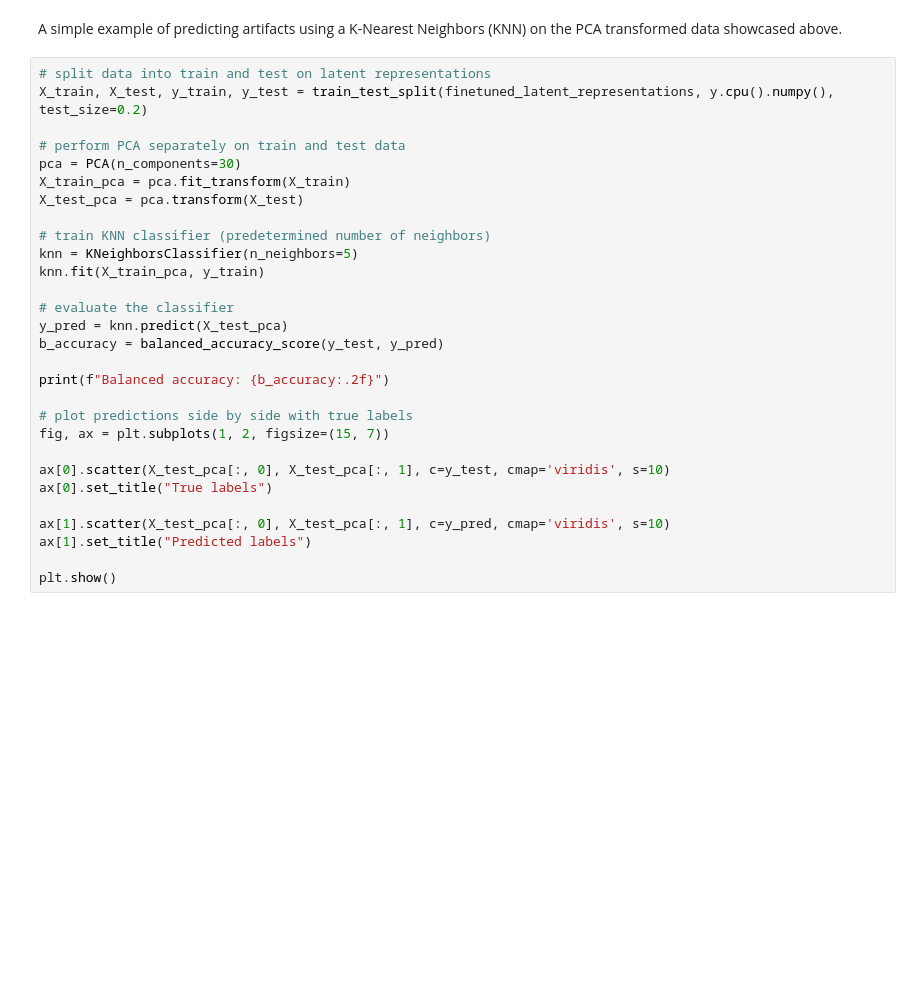
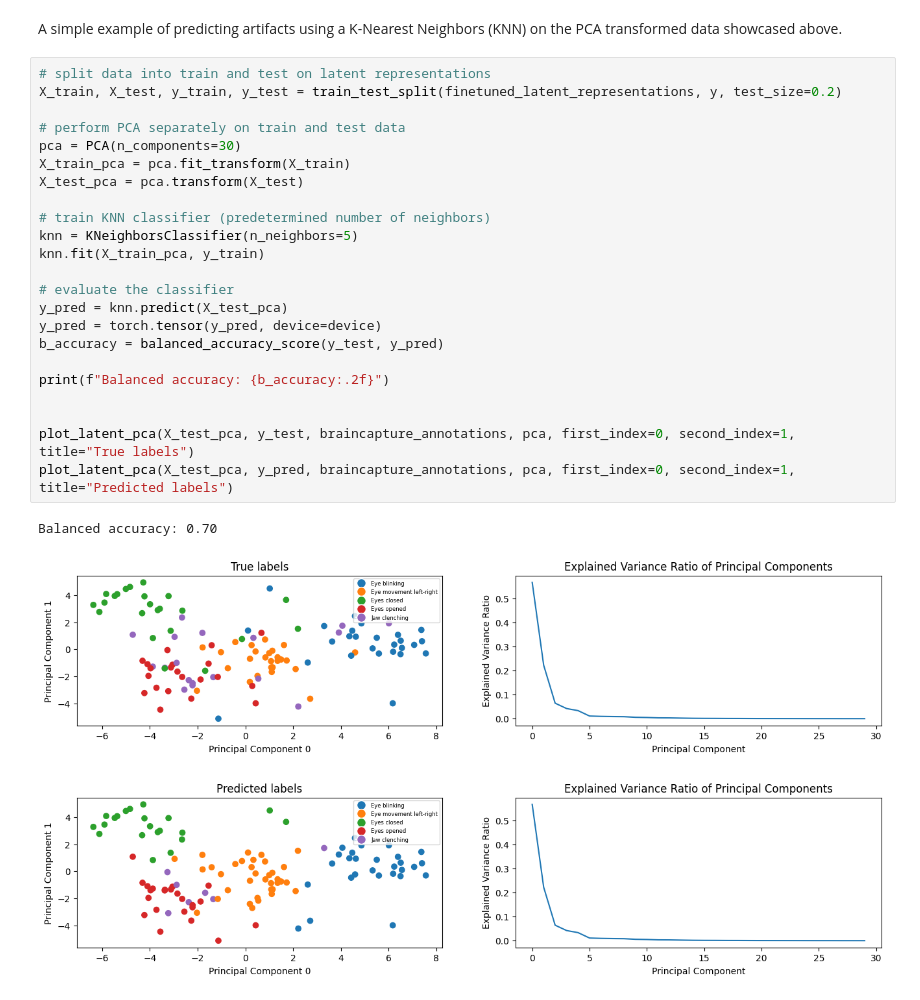
Before and after one commit to gjoelbye/GoogleBrainCaptureHackathon, a Jupyter notebook: generate_latent_representations.ipynb, the cells around one changed output. Cells and saved outputs as stored; diff of their text form; blank space fills up the shorter version.

```diff
--- a/generate_latent_representations.ipynb
+++ b/generate_latent_representations.ipynb
@@ -199,30 +197,28 @@ plot_latent_pca(latent_pca, y, braincapture_annotations, pca, first_index=2, sec
 A simple example of predicting artifacts using a K-Nearest Neighbors (KNN) on the PCA transformed data showcased above.
 # %%
 # split data into train and test on latent representations
-X_train, X_test, y_train, y_test = train_test_split(finetuned_latent_representations, y.cpu().numpy(), test_size=0.2)
+X_train, X_test, y_train, y_test = train_test_split(finetuned_latent_representations, y, test_size=0.2)
 
 # perform PCA separately on train and test data
 pca = PCA(n_components=30)
 X_train_pca = pca.fit_transform(X_train)
 X_test_pca = pca.transform(X_test)
 
 # train KNN classifier (predetermined number of neighbors)
 knn = KNeighborsClassifier(n_neighbors=5)
 knn.fit(X_train_pca, y_train)
 
 # evaluate the classifier
 y_pred = knn.predict(X_test_pca)
+y_pred = torch.tensor(y_pred, device=device)
 b_accuracy = balanced_accuracy_score(y_test, y_pred)
 
 print(f"Balanced accuracy: {b_accuracy:.2f}")
 
-# plot predictions side by side with true labels
-fig, ax = plt.subplots(1, 2, figsize=(15, 7))
 
-ax[0].scatter(X_test_pca[:, 0], X_test_pca[:, 1], c=y_test, cmap='viridis', s=10)
-ax[0].set_title("True labels")
-
-ax[1].scatter(X_test_pca[:, 0], X_test_pca[:, 1], c=y_pred, cmap='viridis', s=10)
-ax[1].set_title("Predicted labels")
-
-plt.show()
+plot_latent_pca(X_test_pca, y_test, braincapture_annotations, pca, first_index=0, second_index=1, title="True labels")
+plot_latent_pca(X_test_pca, y_pred, braincapture_annotations, pca, first_index=0, second_index=1, title="Predicted labels")
+# %% [output]
+Balanced accuracy: 0.70
+[figure, added]
+[figure, added]
```
Also changed, not shown: parts of 5 cells of this notebook, 1 other file.
